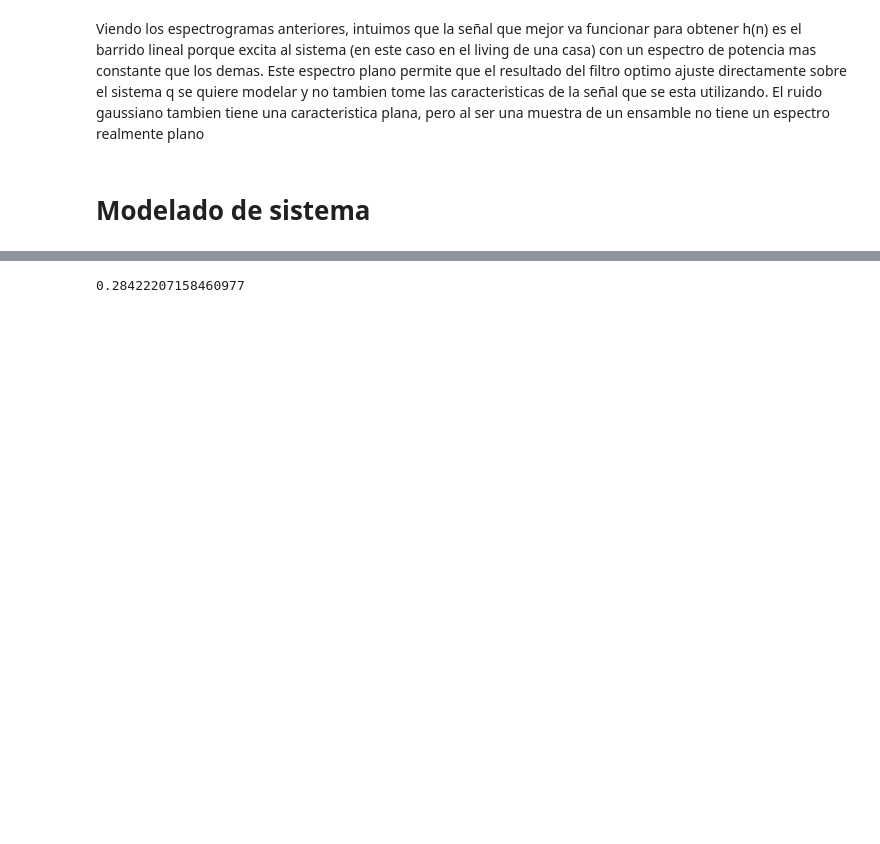
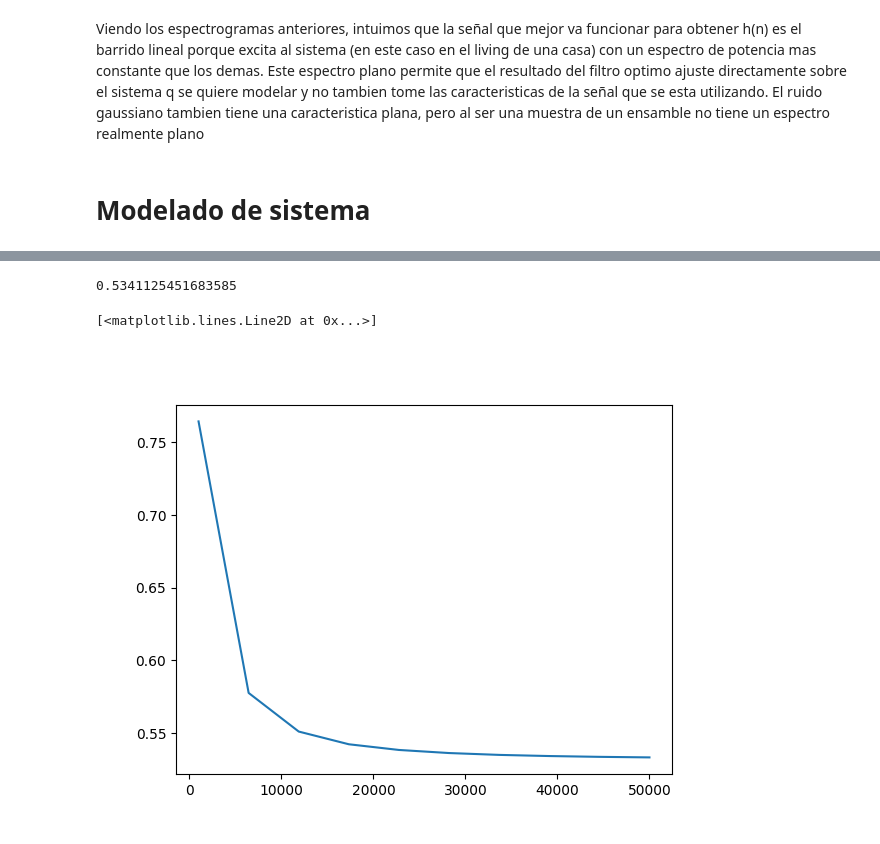
Before and after one commit to GonzaLinares/PASA_TP2, a Jupyter notebook: main.ipynb, the cells around one changed output, grey strips where cells are left out. Cells and saved outputs as stored; diff of their text form; code cells hidden in the pictures; blank space fills up the shorter version.

```diff
--- a/main.ipynb
+++ b/main.ipynb
@@ -78,7 +78,7 @@ Comparamos los espectros de potencia
 # %%
 plt.figure(figsize=(10, 15))
 
-for i, (name, s) in enumerate(zip(signal.keys(), signal.values())):
+for i, (name, s) in enumerate(zip(orgsignal.keys(), orgsignal.values())):
     f, Pxx_den = sp.welch(s, fs=fs, window='bartlett')
     plt.subplot(3, 2, i+1)
     plt.title(f"{name}")
@@ -125,18 +125,25 @@ def get_optimal_params(x, y, M):
 
     return wo, jo, NMSE
 # %%
-wo, jo, nmse = get_optimal_params(recsignal['chirpExp'], orgsignal['chirpExp'], 20000)
+wo, jo, nmse = get_optimal_params(recsignal['chirpLin'], orgsignal['chirpLin'], 40000)
 
 out = sp.convolve(orgsignal['voice'], wo, mode='same')
 
 print(nmse)
 # %% [output]
-0.28422207158460977
+0.5341125451683585
-# %%
-
-jos = np.zeros()
-for M in range(0, 50000, 1000):
-    wo, jo, nmse = get_optimal_params(recsignal['chirpExp'], orgsignal['chirpExp'], 20000)
+# %%
+Ms = np.linspace(1000, 50000, 10, dtype=int)
+jos = np.zeros(len(Ms))
+for i, M in enumerate(Ms):
+    wo, jo, nmse = get_optimal_params(recsignal['chirpLin'], orgsignal['chirpLin'], M)
+    jos[i] = nmse
+
+plt.figure()
+plt.plot(Ms, jos)
+# %% [output]
+[<matplotlib.lines.Line2D at 0x...>]
+[figure, added]
 # %%
 ipd.Audio(recsignal['voice'], rate=fs)
 # %% [output]
```
